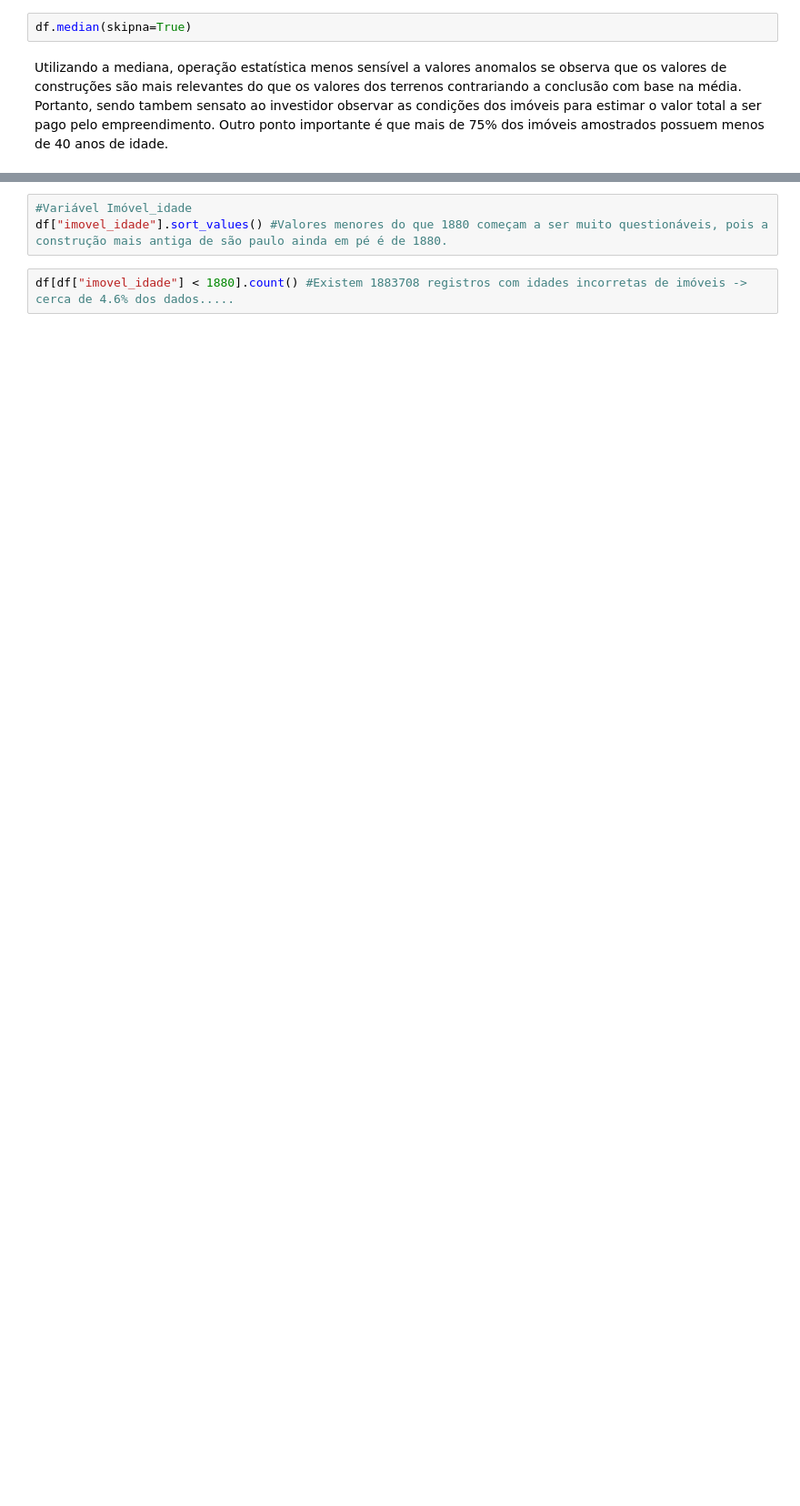
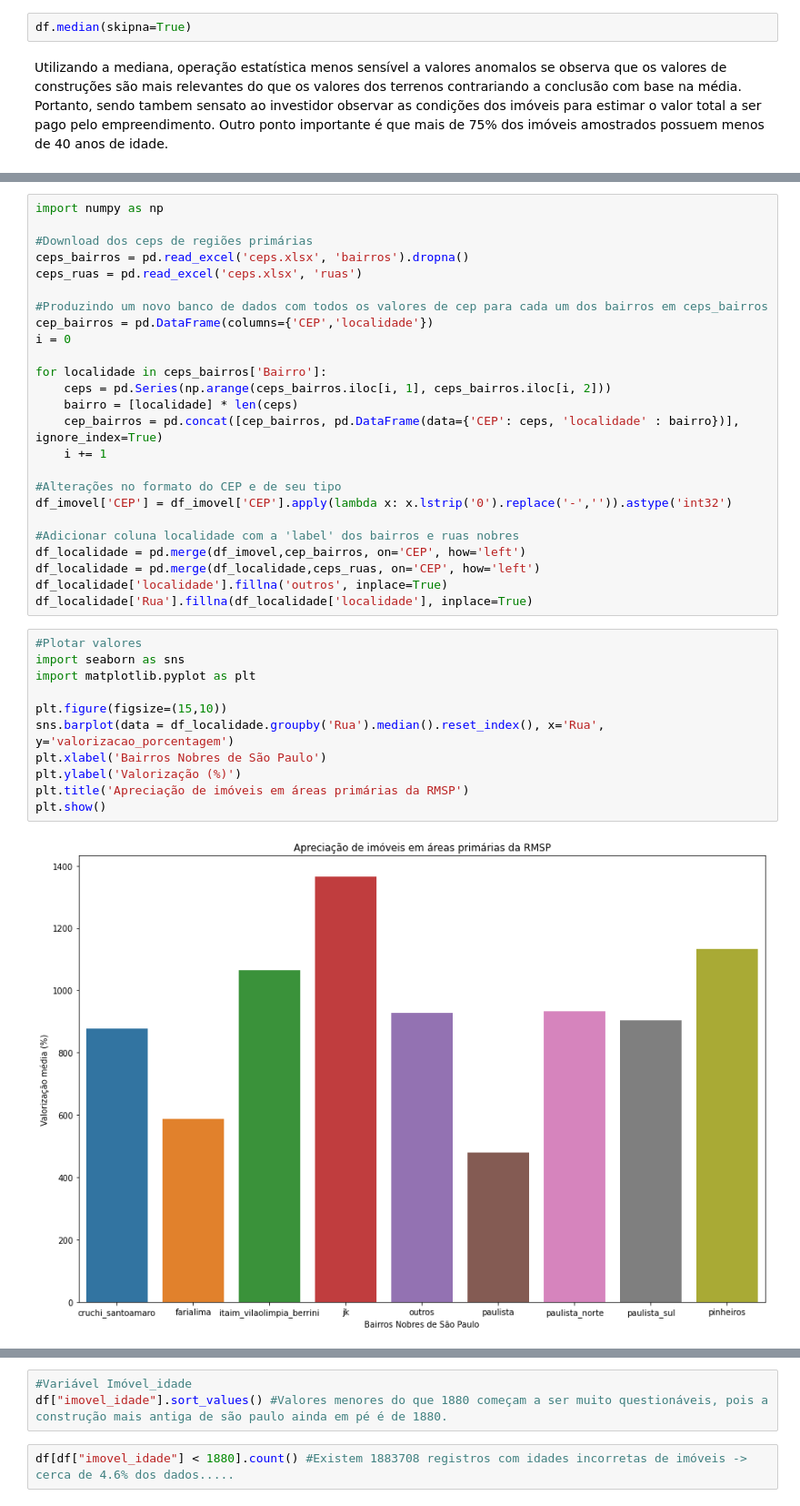
Before and after one commit to fregonalab/Valor_Patrimonial, a Jupyter notebook: data_understanding.ipynb, the cells around one changed output, grey strips where cells are left out. Shown: that part at 91% size. Saved outputs shown, nothing was run; the diff lists cells and outputs as text; blank space fills up the shorter version.

```diff
--- a/data_understanding.ipynb
+++ b/data_understanding.ipynb
@@ -105,0 +176,38 @@ Em 20 anos, ocorreu um aumento em média de 2.100% nos valores dos terrenos em S
+# %%
+import numpy as np
+
+#Download dos ceps de regiões primárias
+ceps_bairros = pd.read_excel('ceps.xlsx', 'bairros').dropna()
+ceps_ruas = pd.read_excel('ceps.xlsx', 'ruas')
+
+#Produzindo um novo banco de dados com todos os valores de cep para cada um dos bairros em ceps_bairros
+cep_bairros = pd.DataFrame(columns={'CEP','localidade'})
+i = 0
+
+for localidade in ceps_bairros['Bairro']:
+    ceps = pd.Series(np.arange(ceps_bairros.iloc[i, 1], ceps_bairros.iloc[i, 2]))
+    bairro = [localidade] * len(ceps)
+    cep_bairros = pd.concat([cep_bairros, pd.DataFrame(data={'CEP': ceps, 'localidade' : bairro})], ignore_index=True)
+    i += 1
+
+#Alterações no formato do CEP e de seu tipo
+df_imovel['CEP'] = df_imovel['CEP'].apply(lambda x: x.lstrip('0').replace('-','')).astype('int32')
+
+#Adicionar coluna localidade com a 'label' dos bairros e ruas nobres
+df_localidade = pd.merge(df_imovel,cep_bairros, on='CEP', how='left')
+df_localidade = pd.merge(df_localidade,ceps_ruas, on='CEP', how='left')
+df_localidade['localidade'].fillna('outros', inplace=True)
+df_localidade['Rua'].fillna(df_localidade['localidade'], inplace=True)
+# %%
+#Plotar valores
+import seaborn as sns
+import matplotlib.pyplot as plt
+
+plt.figure(figsize=(15,10))
+sns.barplot(data = df_localidade.groupby('Rua').median().reset_index(), x='Rua', y='valorizacao_porcentagem')
+plt.xlabel('Bairros Nobres de São Paulo')
+plt.ylabel('Valorização (%)')
+plt.title('Apreciação de imóveis em áreas primárias da RMSP')
+plt.show()
+# %% [output]
+[figure, added]
```
Also changed, not shown: parts of 16 cells of this notebook.
